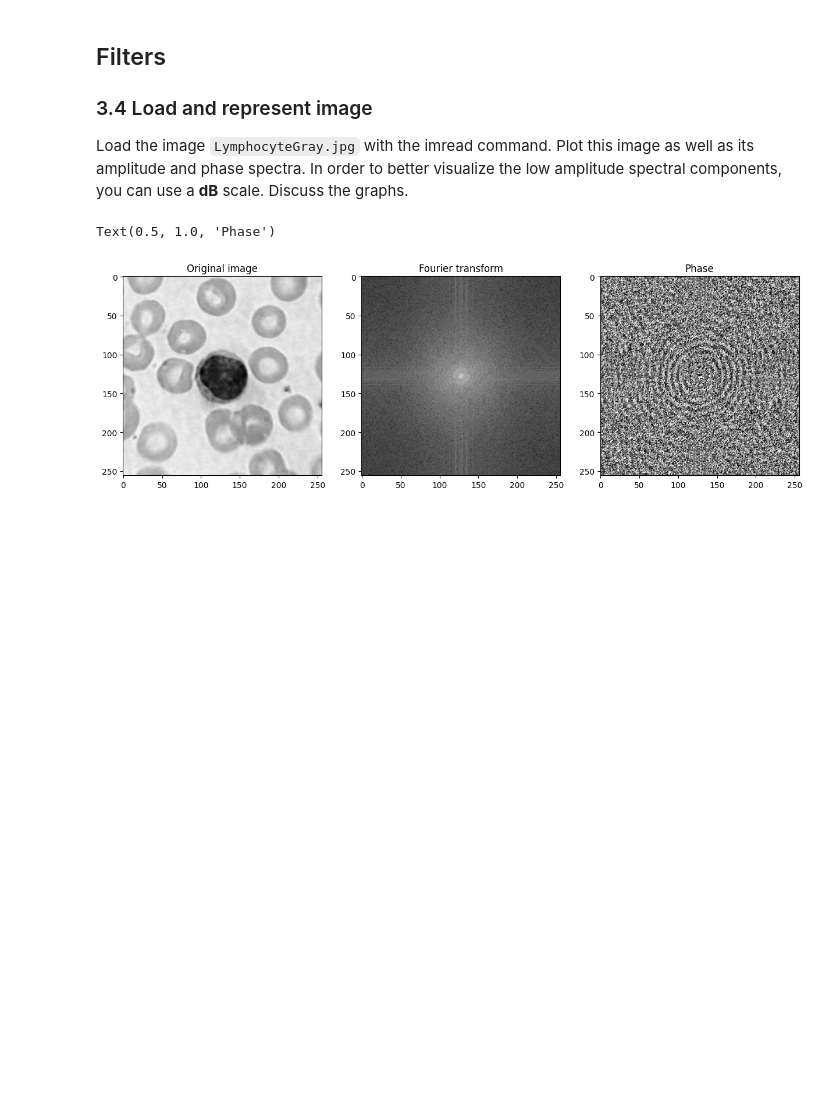
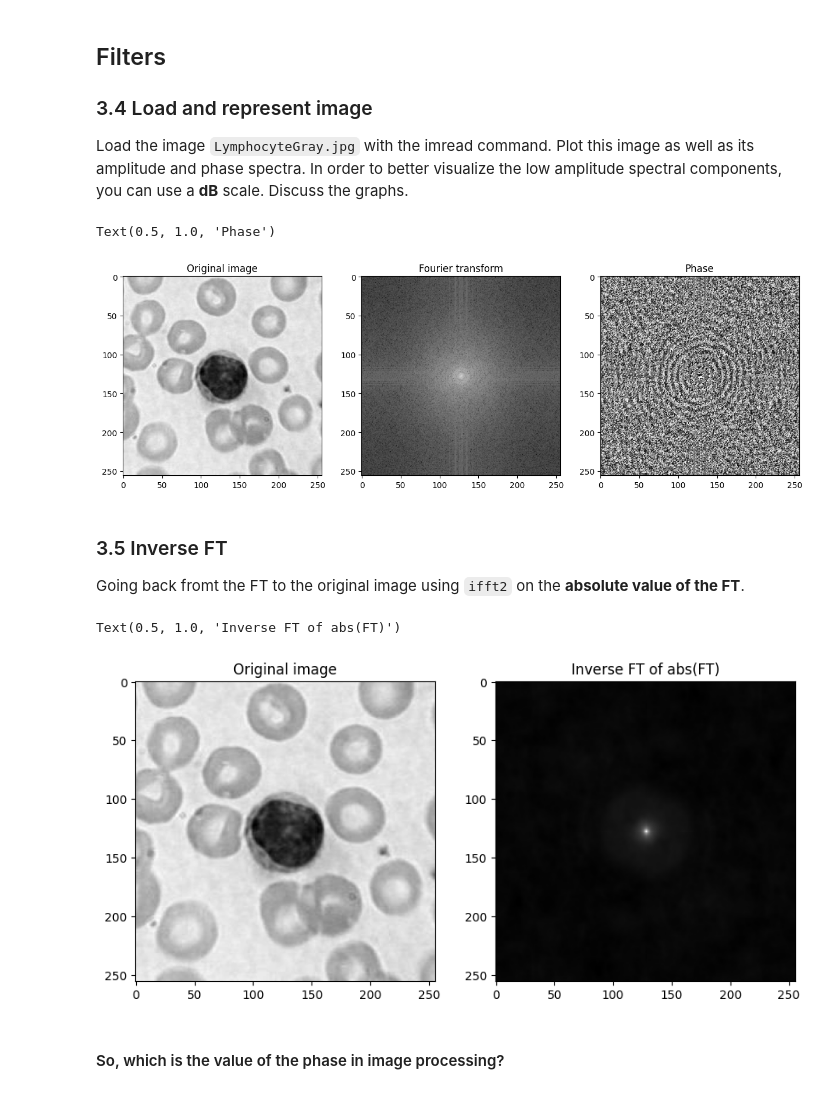
Before and after one commit to Eric-Vidal-hub/Signal-Processing, a Jupyter notebook: 4_filters.ipynb, the cells around one changed output. Cells and saved outputs as stored; diff of their text form; code cells hidden in the pictures; blank space fills up the shorter version.

```diff
--- a/4_filters.ipynb
+++ b/4_filters.ipynb
@@ -24,3 +28,21 @@ ax[2].set_title('Phase')
 # %% [output]
 Text(0.5, 1.0, 'Phase')
 [figure]
+# %% [markdown]
+### 3.5 Inverse FT
+
+Going back fromt the FT to the original image using `ifft2` on the **absolute value of the FT**.
+# %%
+# Compute inverse FT
+im1=np.fft.fftshift(np.fft.ifft2(np.fft.fftshift(np.abs(ff0))))
+# Plot
+fig, ax = plt.subplots(1, 2, figsize=(10, 5))
+ax[0].imshow(im0, cmap='gray')
+ax[0].set_title('Original image')
+ax[1].imshow(np.abs(im1), cmap='gray')
+ax[1].set_title('Inverse FT of abs(FT)')
+# %% [output]
+Text(0.5, 1.0, 'Inverse FT of abs(FT)')
+[figure, added]
+# %% [markdown]
+#### So, which is the value of the phase in image processing?
```
Also changed, not shown: parts of 34 cells of this notebook.
